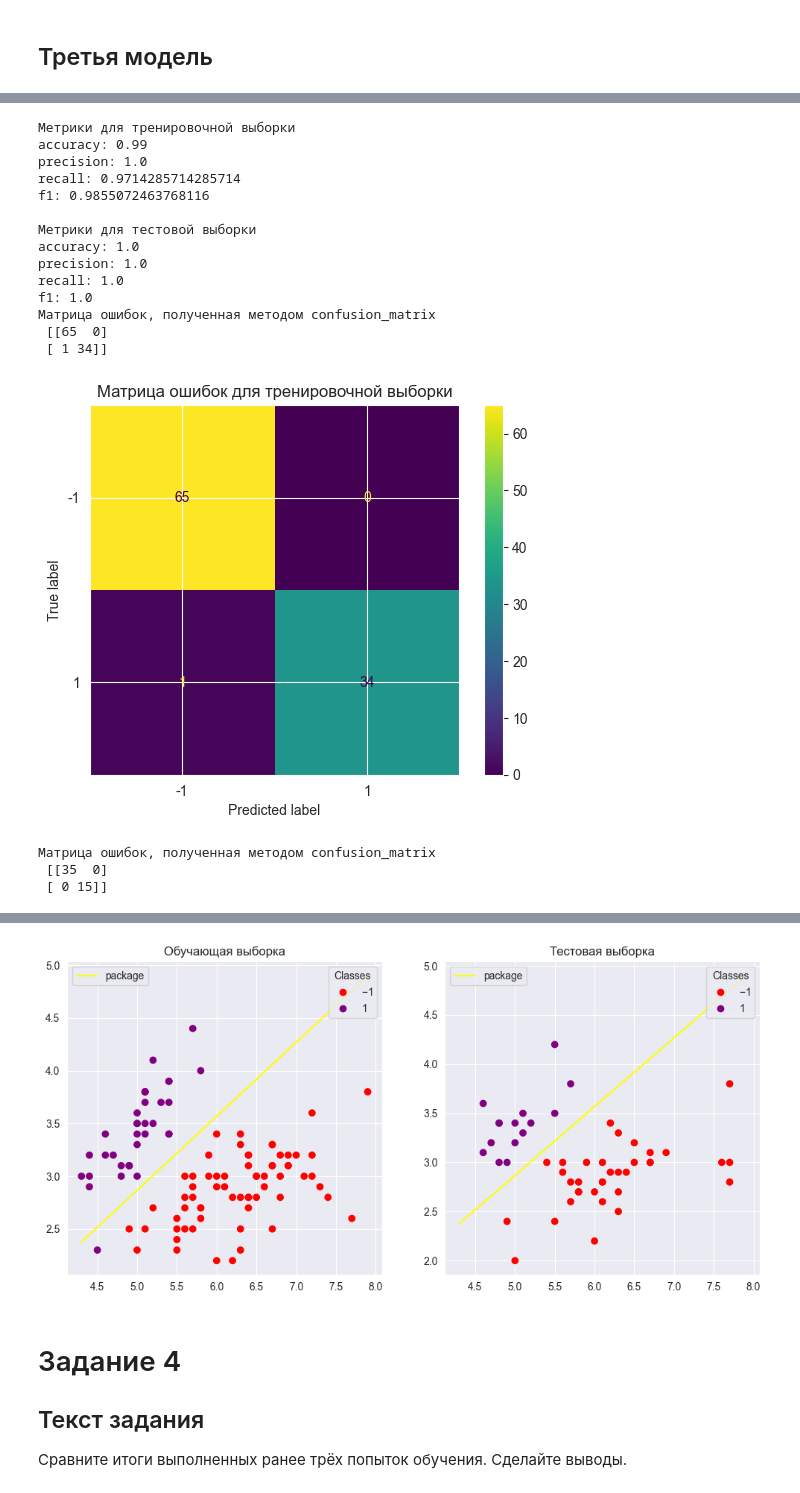
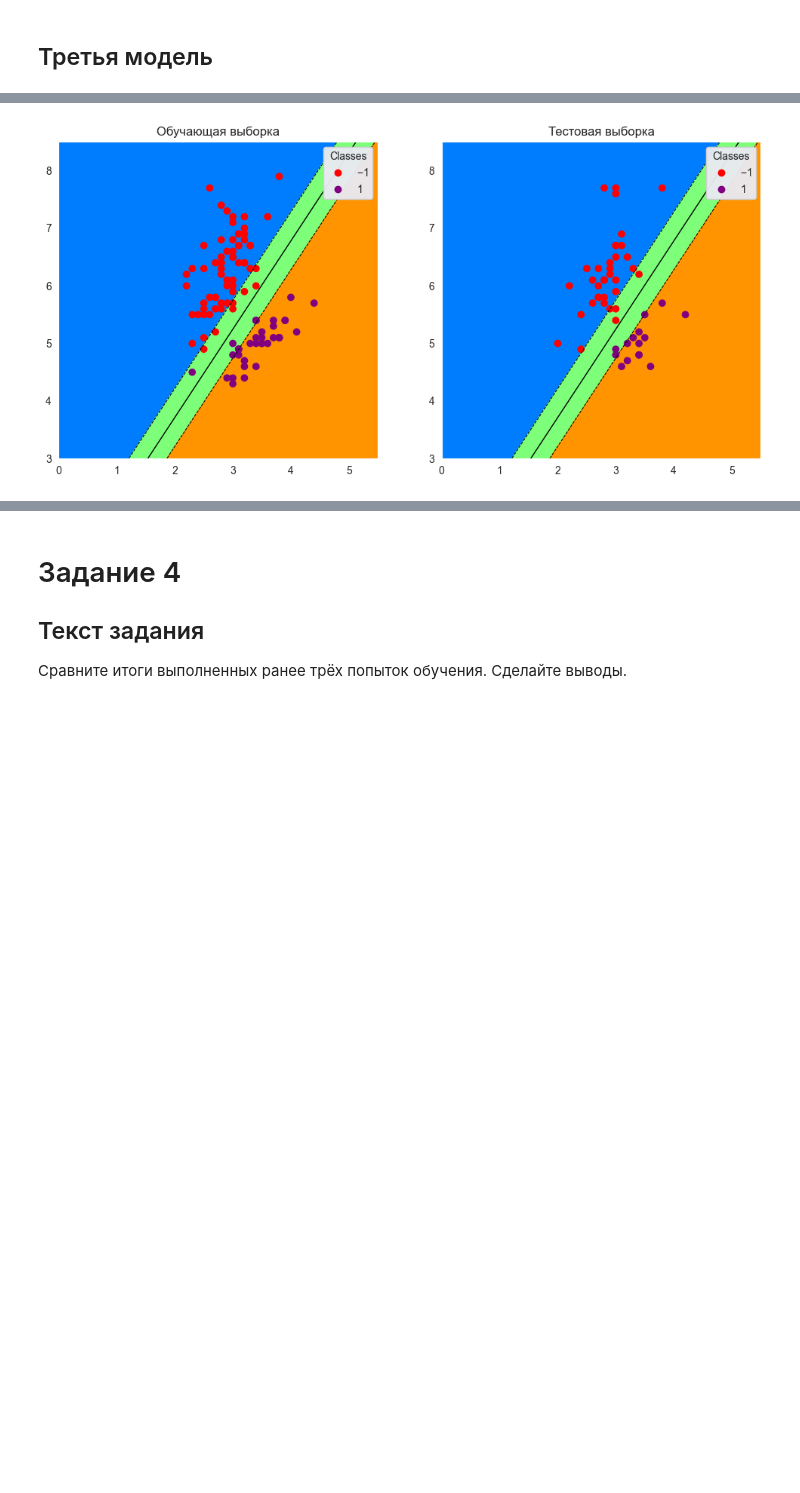
Before and after one commit to J0hnLenin/MachineLearningLabs, a Jupyter notebook: Lab06.ipynb, the cells around one changed output, grey strips where cells are left out. Drawn from its saved outputs; the diff is of its cells as text; code cells hidden in the pictures; blank space fills up the shorter version.

Commit message:
complete main part of lab and added new labels for extend part

```diff
--- a/Lab06.ipynb
+++ b/Lab06.ipynb
@@ -236,7 +237,7 @@ class SupportVectorMachine(GradientDescent):#наследуемся от гра
     def calc_q(self): #переопределяем функцию ошибки
         loss_result = self.lambda_*((self.w**2).sum())
         for i in range(self.height):
-            loss_result += max([0], 1 - self.y[i]*np.dot(self.w, self.X[i, :])) #линейное ядро
+            loss_result += max(np.array([0.0]), 1 - self.y[i]*np.dot(self.w, self.X[i, :])) #линейное ядро
 
         return loss_result[0]
 
@@ -637,3 +653,6 @@ plt.show()
 ## Третья модель
 # %%
 X_train, X_test, y_train, y_test = train_test_split(X, y, test_size=0.33, random_state=122)
+# %%
+svm_3 = SupportVectorMachine(X_train, y_train, min_iterations=10000)
+svm_3.fit()  #веса
@@ -640,59 +685,54 @@ X_train, X_test, y_train, y_test = train_test_split(X, y, test_size=0.33, random
 # %%
-svm = SupportVectorMachine(X_train, y_train, min_iterations=10000)
-svm.fit()  #веса
-cntr_svm_stochastic = Counter(X_train, X_test, y_train, y_test, svm_mini_batch)
-cntr_svm_stochastic.try_model()
-x1_range = np.linspace(min(X[:, 0]), max(X[:, 0]), 50)
 
-hyper_p_svm = cntr_svm.get_hyper_p_2_params(x1_range)
+x1 = np.arange(-10, 15, 0.05)
+x2 = np.arange(-10, 15, 0.05)
 
+w = svm_3.w
 
-colors = ['red', 'green', 'blue', 'purple']
+xgrid, ygrid = np.meshgrid(x1, x2)
+z = w[0] + w[2] * xgrid + w[1]*ygrid
+
 
 # Обучающая выборка
 fig = plt.figure(figsize=(12, 12))
+
+
 ax = fig.add_subplot(221)
+plt.contour(x1, x2, z, colors="black", levels=[-1, 0, 1], linewidths=[0.75, 1, 0.75], linestyles=["--", '-', '--'])
+plt.contourf(x1, x2, z, cmap="jet", levels=[-70,-1, 1, 70], linestyles=["--", '-', '--'])
+plt.xlim(0, 5.5)
+plt.ylim(3, 8.5)
 
-scatter = ax.scatter(X_train[:, 0], X_train[:, 1], c=y_train, cmap=matplotlib.colors.ListedColormap(colors), marker="o")
-
-ax.plot(x1_range, hyper_p_svm, c="yellow", label='package')
+scatter = ax.scatter(X_train[:, 1], X_train[:, 0], c=y_train, cmap="", marker="o")
 
 ax.set_title('Обучающая выборка')
+
+
 legend1 = ax.legend(*scatter.legend_elements(),
                     loc="upper right", title="Classes")
 ax.add_artist(legend1)
-plt.legend()
+
 
 #тестовая выборка
 ax = fig.add_subplot(222)
 
-scatter = ax.scatter(X_test[:, 0], X_test[:, 1], c=y_test, cmap=matplotlib.colors.ListedColormap(colors), marker="o")
 
-ax.plot(x1_range, hyper_p_svm, c="yellow", label='package')
+plt.contour(x1, x2, z, colors="black", levels=[-1, 0, 1], linewidths=[0.75, 1, 0.75], linestyles=["--", '-', '--'])
+plt.contourf(x1, x2, z, cmap="jet", levels=[-70,-1, 1, 70], linestyles=["--", '-', '--'])
+plt.xlim(0, 5.5)
+plt.ylim(3, 8.5)
+
+scatter = ax.scatter(X_test[:, 1], X_test[:, 0], c=y_test, cmap="gist_rainbow", marker="o")
+
+
+
 
 legend1 = ax.legend(*scatter.legend_elements(),
                     loc="upper right", title="Classes")
 ax.set_title('Тестовая выборка')
 ax.add_artist(legend1)
 
-plt.legend()
+
 plt.show()
 # %% [output]
-Метрики для тренировочной выборки
-accuracy: 0.99
-precision: 1.0
-recall: 0.9714285714285714
-f1: 0.9855072463768116
-
-Метрики для тестовой выборки
-accuracy: 1.0
-precision: 1.0
-recall: 1.0
-f1: 1.0
-Матрица ошибок, полученная методом confusion_matrix
- [[65  0]
- [ 1 34]]
-[figure, old version]
+[figure, new version]
-Матрица ошибок, полученная методом confusion_matrix
- [[35  0]
- [ 0 15]]
@@ -700,4 +739,3 @@ f1: 1.0
-[figure, removed]
 # %% [markdown]
 # Задание 4
 ## Текст задания
```
Also changed, not shown: parts of 40 cells of this notebook, 1 other file.
